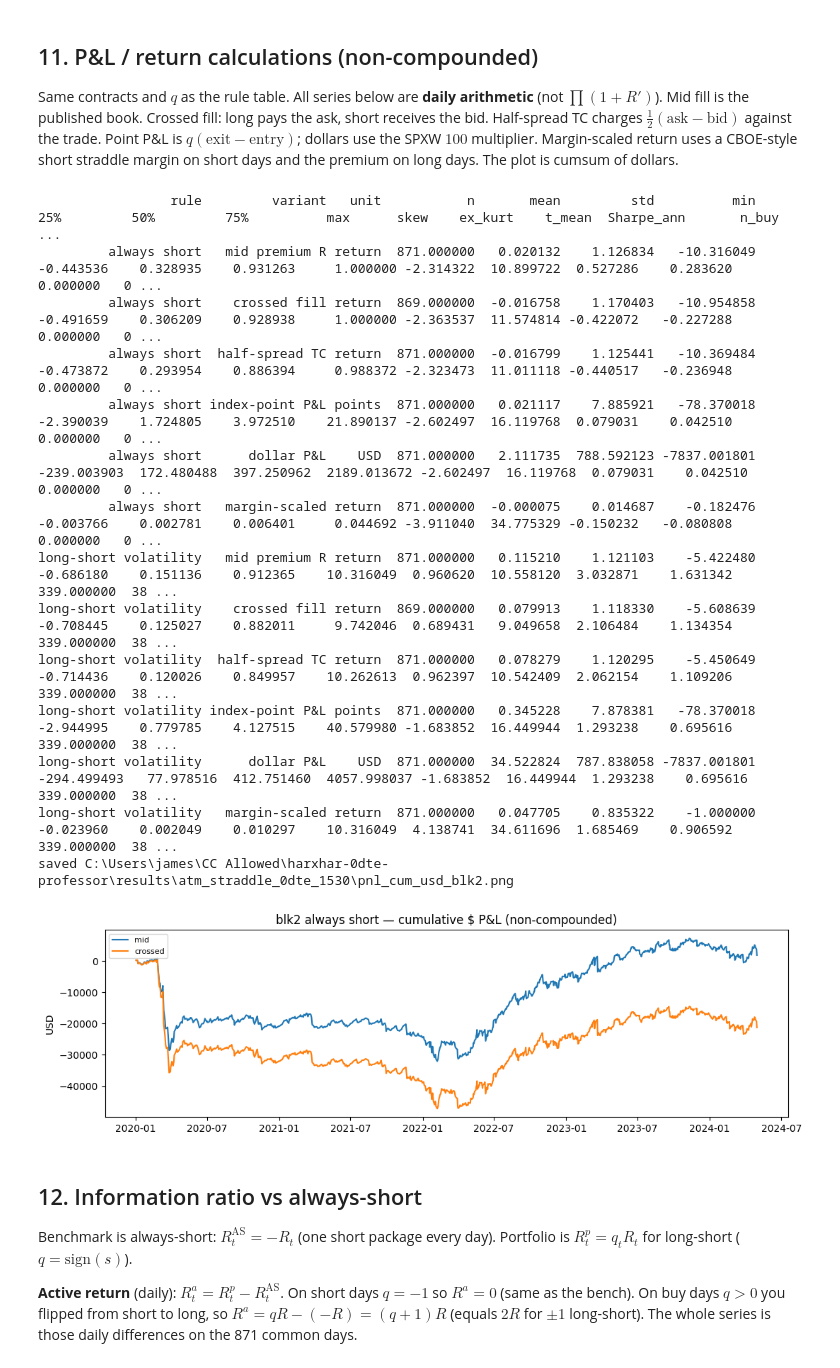
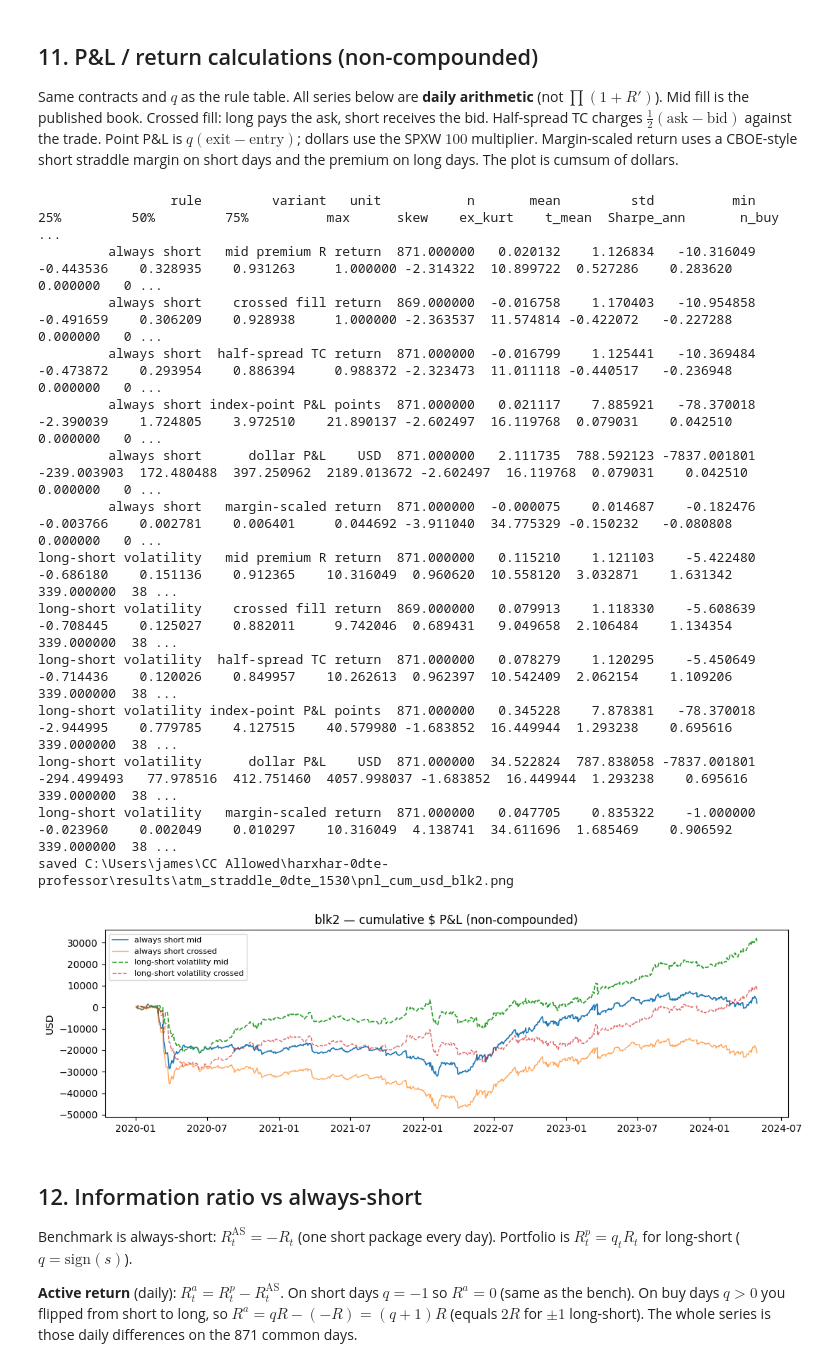
Before and after one commit to jamesdchen/harxhar-clean, a Jupyter notebook: notebooks/atm_straddle_rv_iv.ipynb, the cells around one changed output. Drawn from its saved outputs; the diff is of its cells as text; code cells hidden in the pictures.

```diff
--- a/notebooks/atm_straddle_rv_iv.ipynb
+++ b/notebooks/atm_straddle_rv_iv.ipynb
@@ -816,40 +816,45 @@ for name in ("always short", "long-short volatility"):
     mret = usd / np.maximum(capital, 1e-8)
     add_variant(pd.Series(mret, index=px.index), q, name, "margin-scaled", "return")
 
 var_tab = pd.DataFrame(rows)
 print(var_tab.to_string(index=False))
 var_tab.to_csv(OUT / "pnl_variants_blk2.csv", index=False)
 
 fig, ax = plt.subplots(figsize=(11, 3.4))
-q = sizes["always short"].loc[common]
-ax.plot(px.index, asl.points_pnl(q, px["exit"], px["entry"]).cumsum() * asl.SPX_MULTIPLIER, label="mid")
-signq = np.sign(q.replace(0, -1.0))
-crossed_usd = (asl.crossed_premium_return(signq, px["exit"], px["bid_entry"], px["ask_entry"]) * q.abs() * px["entry"] * asl.SPX_MULTIPLIER)
-ax.plot(px.index, crossed_usd.cumsum(), label="crossed")
-ax.set_title("blk2 always short — cumulative $ P&L (non-compounded)")
+for name, ls in (("always short", "-"), ("long-short volatility", "--")):
+    q = sizes[name].loc[common]
+    ax.plot(
+        px.index,
+        asl.points_pnl(q, px["exit"], px["entry"]).cumsum() * asl.SPX_MULTIPLIER,
+        ls, lw=1.2, label=f"{name} mid",
+    )
+    signq = np.sign(q.replace(0, -1.0))
+    crossed_usd = (asl.crossed_premium_return(signq, px["exit"], px["bid_entry"], px["ask_entry"]) * q.abs() * px["entry"] * asl.SPX_MULTIPLIER)
+    ax.plot(px.index, crossed_usd.cumsum(), ls, lw=1.0, alpha=0.7, label=f"{name} crossed")
+ax.set_title("blk2 — cumulative $ P&L (non-compounded)")
 ax.set_ylabel("USD")
 ax.legend(fontsize=8)
 fig.tight_layout()
 fig.savefig(OUT / "pnl_cum_usd_blk2.png", dpi=120, bbox_inches="tight")
 print("saved", OUT / "pnl_cum_usd_blk2.png")
 display(fig)
 plt.close(fig)
 # %% [output]
                  rule         variant   unit           n       mean         std          min         25%         50%         75%          max      skew    ex_kurt    t_mean  Sharpe_ann       n_buy     ...
          always short   mid premium R return  871.000000   0.020132    1.126834   -10.316049   -0.443536    0.328935    0.931263     1.000000 -2.314322  10.899722  0.527286    0.283620    0.000000   0 ...
          always short    crossed fill return  869.000000  -0.016758    1.170403   -10.954858   -0.491659    0.306209    0.928938     1.000000 -2.363537  11.574814 -0.422072   -0.227288    0.000000   0 ...
          always short  half-spread TC return  871.000000  -0.016799    1.125441   -10.369484   -0.473872    0.293954    0.886394     0.988372 -2.323473  11.011118 -0.440517   -0.236948    0.000000   0 ...
          always short index-point P&L points  871.000000   0.021117    7.885921   -78.370018   -2.390039    1.724805    3.972510    21.890137 -2.602497  16.119768  0.079031    0.042510    0.000000   0 ...
          always short      dollar P&L    USD  871.000000   2.111735  788.592123 -7837.001801 -239.003903  172.480488  397.250962  2189.013672 -2.602497  16.119768  0.079031    0.042510    0.000000   0 ...
          always short   margin-scaled return  871.000000  -0.000075    0.014687    -0.182476   -0.003766    0.002781    0.006401     0.044692 -3.911040  34.775329 -0.150232   -0.080808    0.000000   0 ...
 long-short volatility   mid premium R return  871.000000   0.115210    1.121103    -5.422480   -0.686180    0.151136    0.912365    10.316049  0.960620  10.558120  3.032871    1.631342  339.000000  38 ...
 long-short volatility    crossed fill return  869.000000   0.079913    1.118330    -5.608639   -0.708445    0.125027    0.882011     9.742046  0.689431   9.049658  2.106484    1.134354  339.000000  38 ...
 long-short volatility  half-spread TC return  871.000000   0.078279    1.120295    -5.450649   -0.714436    0.120026    0.849957    10.262613  0.962397  10.542409  2.062154    1.109206  339.000000  38 ...
 long-short volatility index-point P&L points  871.000000   0.345228    7.878381   -78.370018   -2.944995    0.779785    4.127515    40.579980 -1.683852  16.449944  1.293238    0.695616  339.000000  38 ...
 long-short volatility      dollar P&L    USD  871.000000  34.522824  787.838058 -7837.001801 -294.499493   77.978516  412.751460  4057.998037 -1.683852  16.449944  1.293238    0.695616  339.000000  38 ...
 long-short volatility   margin-scaled return  871.000000   0.047705    0.835322    -1.000000   -0.023960    0.002049    0.010297    10.316049  4.138741  34.611696  1.685469    0.906592  339.000000  38 ...
 saved C:\Users\james\CC Allowed\harxhar-0dte-professor\results\atm_straddle_0dte_1530\pnl_cum_usd_blk2.png
-[figure, old version]
+[figure, new version]
 # %% [markdown]
 ## 12. Information ratio vs always-short
 
```
Also changed, not shown: 2 other files.
